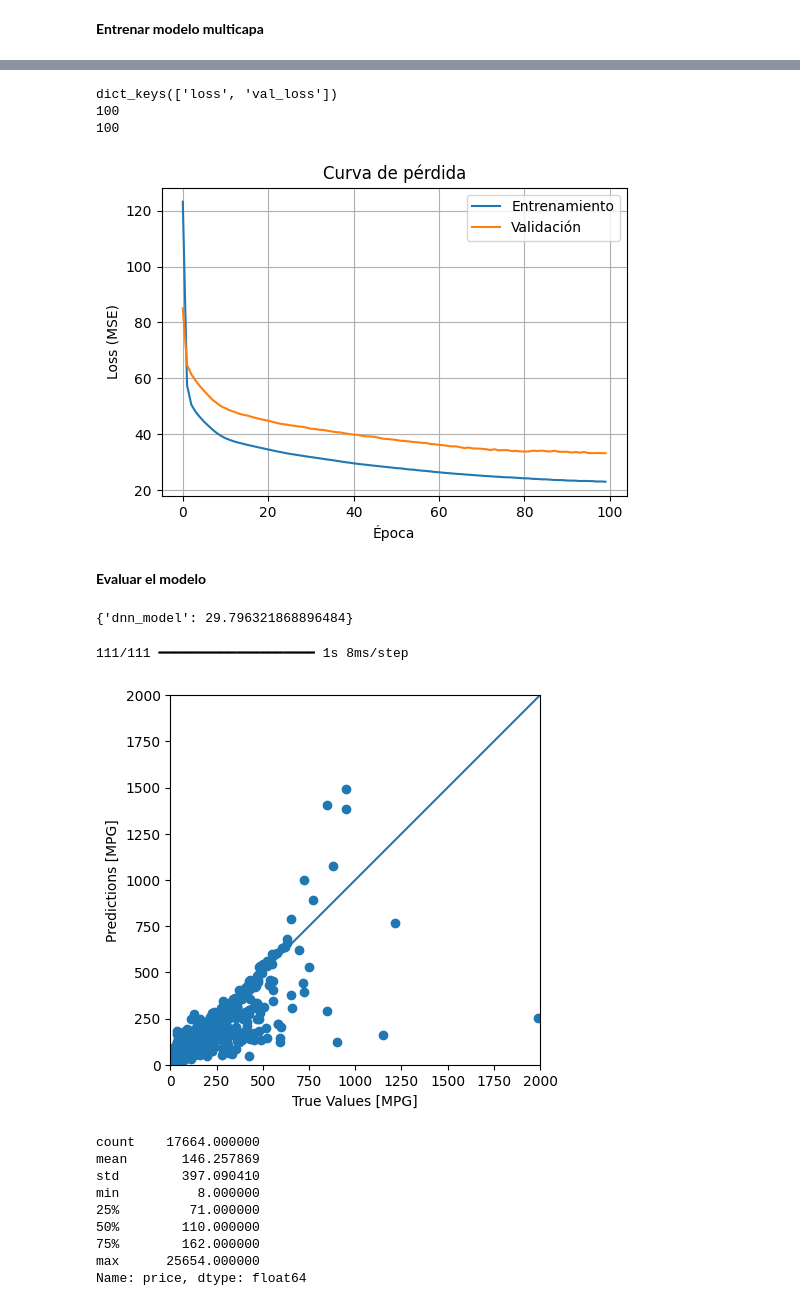
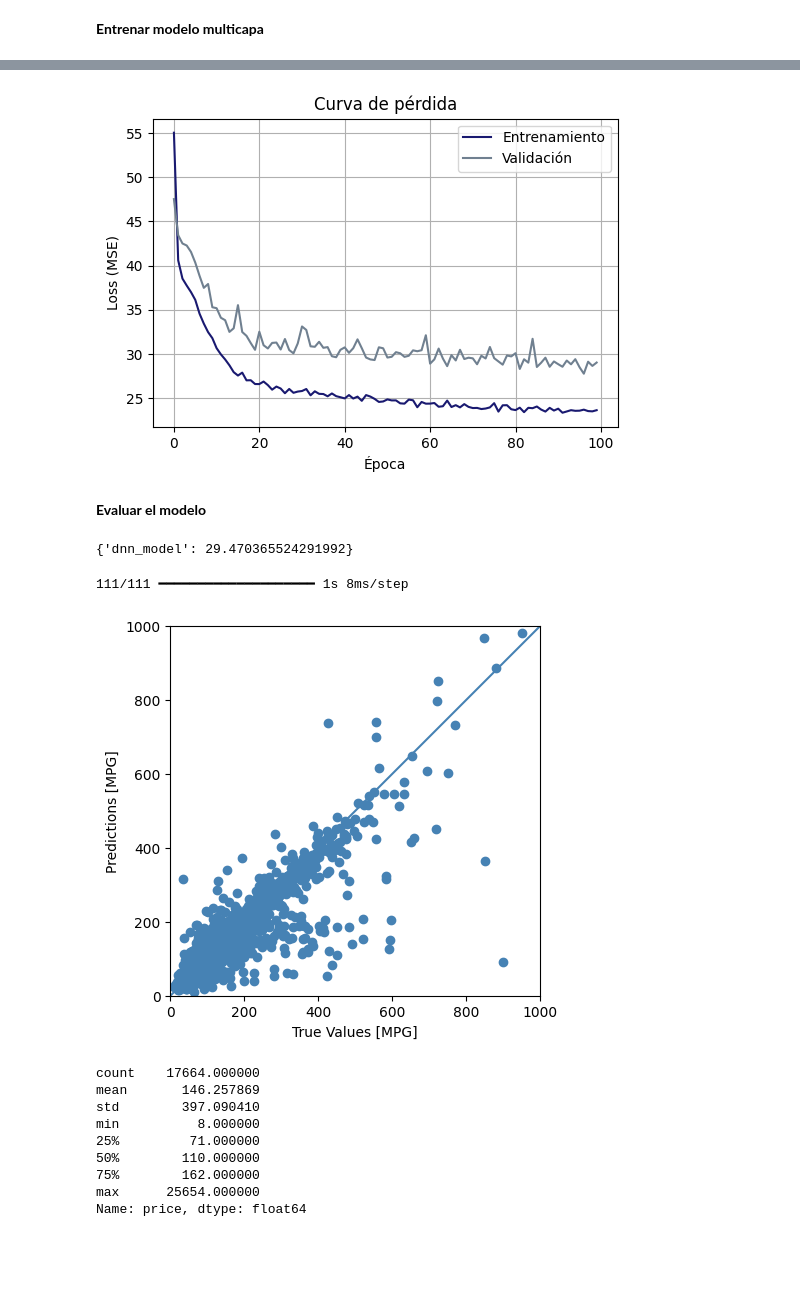
Before and after one commit to sofiapaezpascua-ops/proyecto-2, a Jupyter notebook: modelo_regresion.ipynb, the cells around one changed output, grey strips where cells are left out. Drawn from its saved outputs; the diff is of its cells as text; code cells hidden in the pictures; blank space fills up the shorter version.

Commit message:
Modelo en MLflow y con mejores parámetros y arreglo parentesis en dash

```diff
--- a/modelo_regresion.ipynb
+++ b/modelo_regresion.ipynb
@@ -108,10 +121,32 @@ array([[-1.5451945 ,  0.4210826 ,  0.23352788, ..., -0.05327937,
 # %% [markdown]
 **Entrenar modelo multicapa**
 # %%
+def elu_plus_one(x):
+    return tf.keras.activations.elu(x) + 1.0
 dnn_model = tf.keras.Sequential([
       tf.keras.layers.Input(shape=(x_train.shape[1],)),
       norm,
-      tf.keras.layers.Dense(16, activation='relu'),
-      tf.keras.layers.Dense(16, activation='relu'),
+      tf.keras.layers.Dense(12, activation=elu_plus_one),
+      tf.keras.layers.Dense(16, activation=elu_plus_one),
       tf.keras.layers.Dense(1)
   ])
+
+dnn_model.compile(loss='mean_absolute_error',
+                optimizer=tf.keras.optimizers.Adam(0.01))
+
+dnn_model.summary()
+
+import time
+
+t0 = time.time()
+history = dnn_model.fit(
+    x_train,
+    y_train,
+    validation_split=0.3,
+    epochs=100
+)
+t1 = time.time()
+
+print(history.history.keys())
+print(len(history.history.get('loss', [])))
+print(len(history.history.get('val_loss', [])))
@@ -118,3 +185,0 @@ dnn_model = tf.keras.Sequential([
-# %%
-dnn_model.compile(loss='mean_absolute_error',
-                optimizer=tf.keras.optimizers.Adam(0.001))
@@ -139,7 +185,0 @@ Model: "sequential_3"
-# %%
-%%time
-history = dnn_model.fit(
-  x_train,
-  y_train,
-  validation_split=0.2,
-  epochs=100)
@@ -164,15 +186,7 @@ Wall time: 1min 55s
-# %%
-print(history.history.keys())
-print(len(history.history.get('loss', [])))
-print(len(history.history.get('val_loss', [])))
-# %% [output]
-dict_keys(['loss', 'val_loss'])
-100
-100
 # %%
 plt.figure(figsize=(6,4))
-plt.plot(history.history['loss'], label='Entrenamiento')
-plt.plot(history.history['val_loss'], label='Validación')
+plt.plot(history.history['loss'], label='Entrenamiento', color = "midnightblue")
+plt.plot(history.history['val_loss'], label='Validación', color = "slategray")
 plt.xlabel('Época')
 plt.ylabel('Loss (MSE)')
 plt.title('Curva de pérdida')
@@ -180,7 +194,7 @@ plt.legend()
 plt.grid(True)
 plt.show()
 # %% [output]
-[figure, old version]
+[figure, new version]
 # %% [markdown]
 **Evaluar el modelo**
 # %%
@@ -189,21 +203,21 @@ test_res['dnn_model'] = dnn_model.evaluate(x_test, y_test, verbose=0)
 # %%
 test_res
 # %% [output]
-{'dnn_model': 29.796321868896484}
+{'dnn_model': 29.470365524291992}
 # %%
 test_pred = dnn_model.predict(x_test).flatten()
 
 plt.axes(aspect='equal')
-plt.scatter(y_test, test_pred)
+plt.scatter(y_test, test_pred, color = "steelblue")
 plt.xlabel('True Values [MPG]')
 plt.ylabel('Predictions [MPG]')
-lims = [0, 2000]
+lims = [0, 1000]
 plt.xlim(lims)
 plt.ylim(lims)
-_=plt.plot(lims, lims)
+_=plt.plot(lims, lims, color = "steelblue")
 # %% [output]
 111/111 ━━━━━━━━━━━━━━━━━━━━ 1s 8ms/step
-[figure, old version]
+[figure, new version]
 # %%
 df["price"].describe()
 # %% [output]
```
Also changed, not shown: parts of 7 cells of this notebook, 1 other file.
